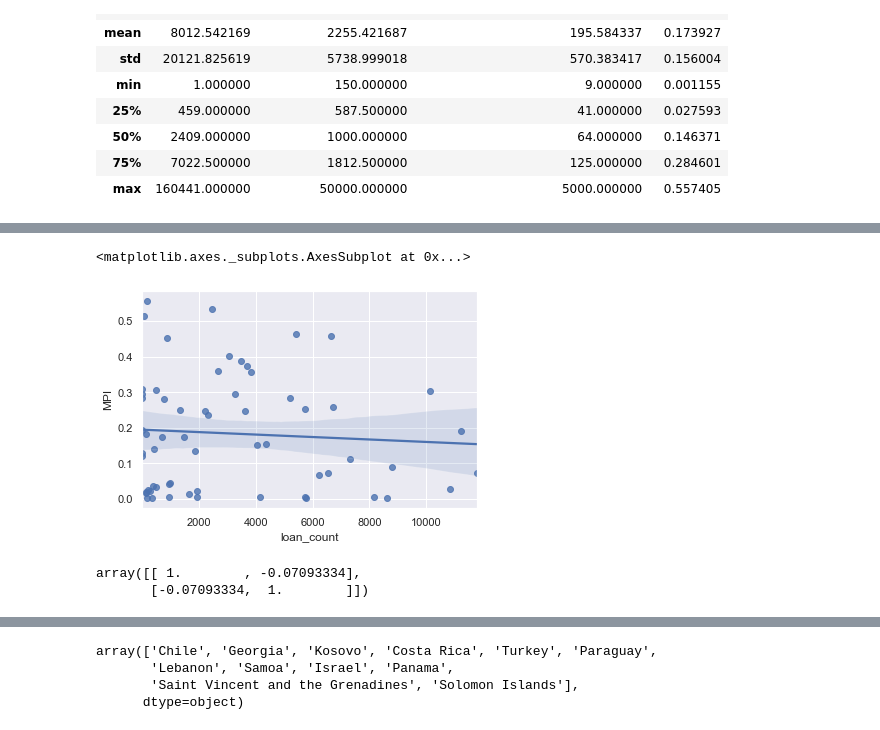
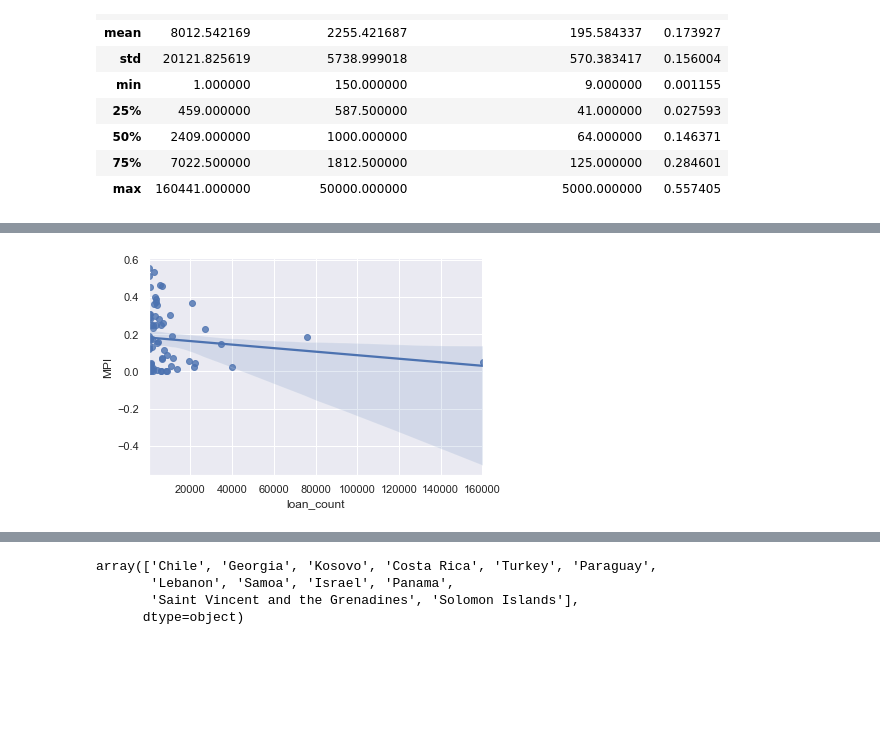
Before and after one commit to lasayin/Crowdfunding-on-Kiva-Platform, a Jupyter notebook: Kiva_Crowdfunding_EDA.ipynb, the cells around one changed output, grey strips where cells are left out. Cells and saved outputs as stored; diff of their text form; code cells hidden in the pictures; blank space fills up the shorter version.

```diff
--- a/Kiva_Crowdfunding_EDA.ipynb
+++ b/Kiva_Crowdfunding_EDA.ipynb
@@ -686,11 +672,5 @@ B = plt.boxplot(loan_mpi.loan_count)
 # %%
-loan_count_low_mpi = loan_mpi[(loan_mpi.loan_count < 13045) & (loan_mpi.MPI > 0)]
-sns.regplot(x='loan_count', y='MPI', data=loan_count_low_mpi)
+# MPI and number of loans in a country
+_ = sns.regplot(x='loan_count', y='MPI', data=loan_mpi)
 # %% [output]
-<matplotlib.axes._subplots.AxesSubplot at 0x...>
-[figure, old version]
+[figure, new version]
-# %%
-np.corrcoef(loan_count_low_mpi.loan_count, loan_count_low_mpi.MPI)
-# %% [output]
-array([[ 1.        , -0.07093334],
-       [-0.07093334,  1.        ]])
```
Also changed, not shown: parts of 139 cells of this notebook.
